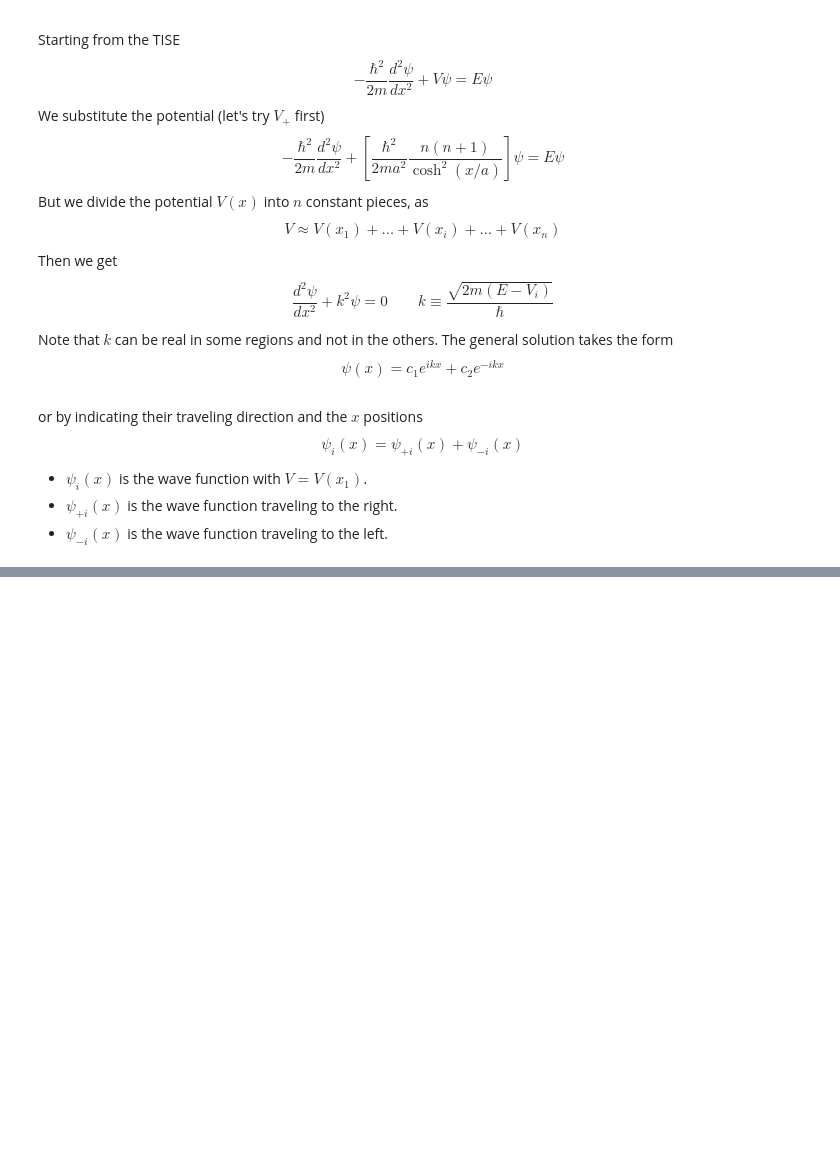
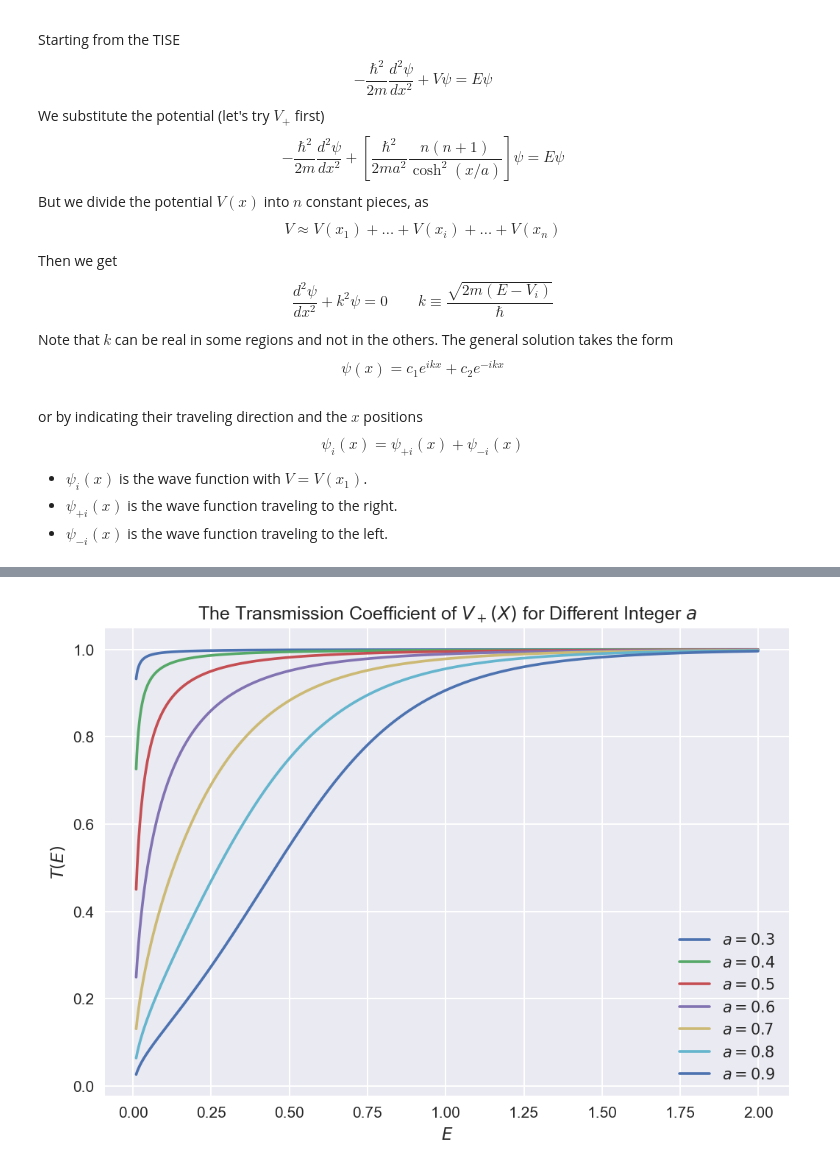
Before and after one commit to ammar-faifi/physics, a Jupyter notebook: PHYS410/HW1.ipynb, the cells around one changed output, grey strips where cells are left out. Cells and saved outputs as stored; diff of their text form; code cells hidden in the pictures; blank space fills up the shorter version.

```diff
--- a/PHYS410/HW1.ipynb
+++ b/PHYS410/HW1.ipynb
@@ -138,0 +138,41 @@ plt.show()
+# %%
+def k(i, E, a, sign):
+    hbar = m = 1
+    V = potential(intervals[i], a, n, sign=sign)
+    return np.sqrt(complex(
+        2*m*(E-V)
+    )) / hbar
+
+def transfer_matrix(E, a, sign):
+    result = np.identity(2)
+    L = width
+    for i in range(1, len(intervals)):
+        k_neg = k(i-1, E, a, sign)
+        k_pos = k(i, E, a, sign)
+        M0 = np.matrix([
+            [np.exp(1j*k(i, E, a, sign)*L), 0],
+            [0               , np.exp(-1j*k(i, E, a, sign)*L)]
+        ])
+        Ms = 0.5 * np.matrix([
+            [1+k_neg/k_pos, 1-k_neg/k_pos],
+            [1-k_neg/k_pos, 1+k_neg/k_pos]
+        ])
+        result = M0 @ Ms @ result
+
+    return result
+
+def transmission(E, a, sign):
+    M = transfer_matrix(E, a, sign)
+    return abs(np.linalg.det(M) / M[1,1])
+# %%
+E_range = np.arange(0.01, 2, 0.001)
+
+for a_ in np.arange(0.3, 1, 0.1):
+    plt.plot(E_range, [transmission(E, a_, sign=+1) for E in E_range], label=f'$a={round(a_, 1)}$')
+plt.title('The Transmission Coefficient of $V_+(X)$ for Different Integer $a$')
+plt.xlabel('$E$')
+plt.ylabel('$T(E)$')
+plt.legend()
+plt.show()
+# %% [output]
+[figure, added]
```
Also changed, not shown: parts of 9 cells of this notebook.
